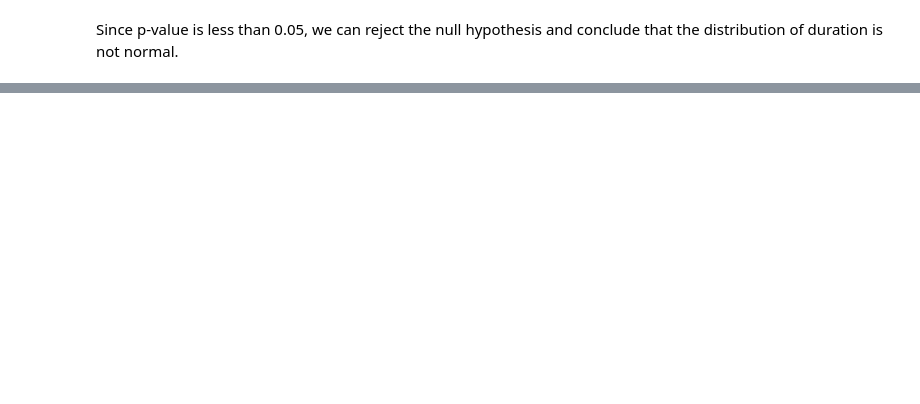
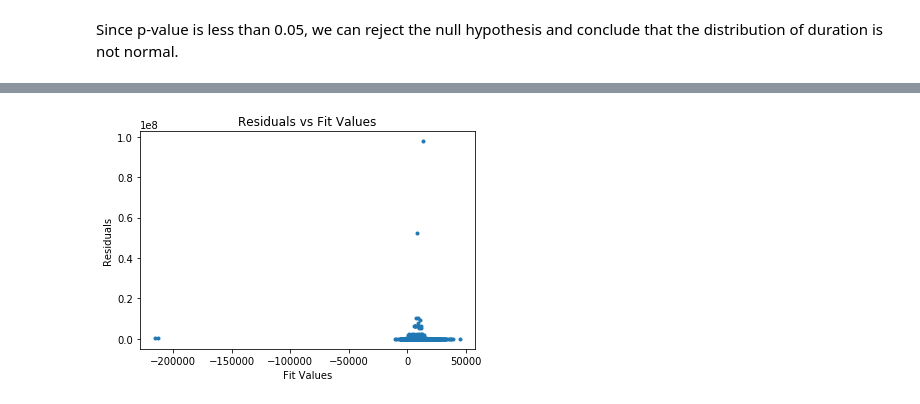
Before and after one commit to Edwardkang1004/Springboard, a Jupyter notebook: Capstone Project 1/Capstone Project 1.ipynb, the cells around one changed output, grey strips where cells are left out. Cells and saved outputs as stored; diff of their text form; code cells hidden in the pictures; blank space fills up the shorter version.

```diff
--- a/Capstone Project 1/Capstone Project 1.ipynb
+++ b/Capstone Project 1/Capstone Project 1.ipynb
@@ -607,0 +624,3 @@ Since p-value is less than 0.05, we can reject the null hypothesis and conclude
+# %%
+m = ols('duration ~ pressure + temp + wingspeed + dewpoint + hum + visibility', ufo_final).fit()
+print(m.summary())
@@ -607,0 +645,8 @@ Since p-value is less than 0.05, we can reject the null hypothesis and conclude
+# %%
+plt.plot(m.fittedvalues, m.resid, marker='.', linestyle='none')
+plt.ylabel('Residuals')
+plt.xlabel('Fit Values')
+plt.title('Residuals vs Fit Values')
+plt.show()
+# %% [output]
+[figure, added]
```
Also changed, not shown: parts of 45 cells of this notebook.
